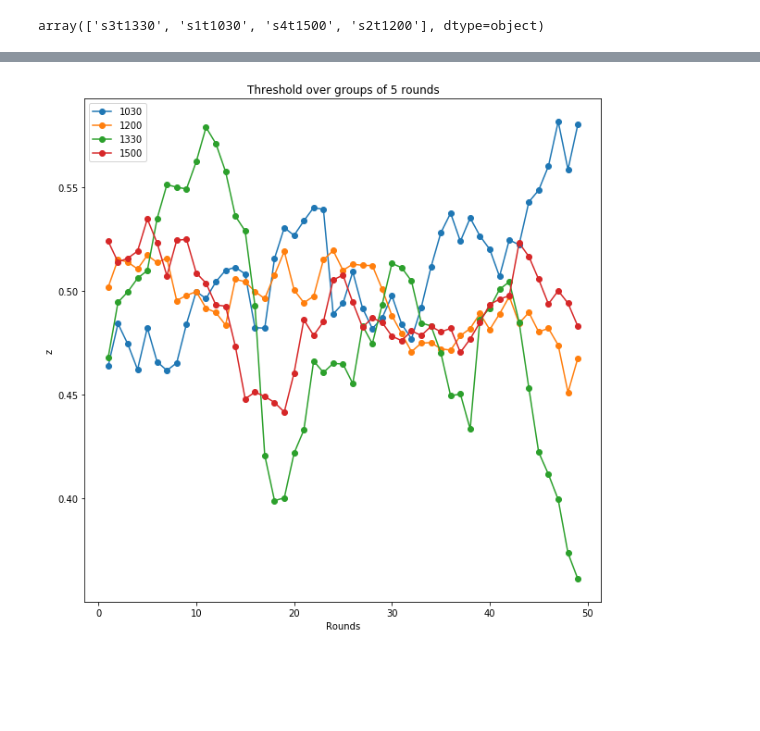
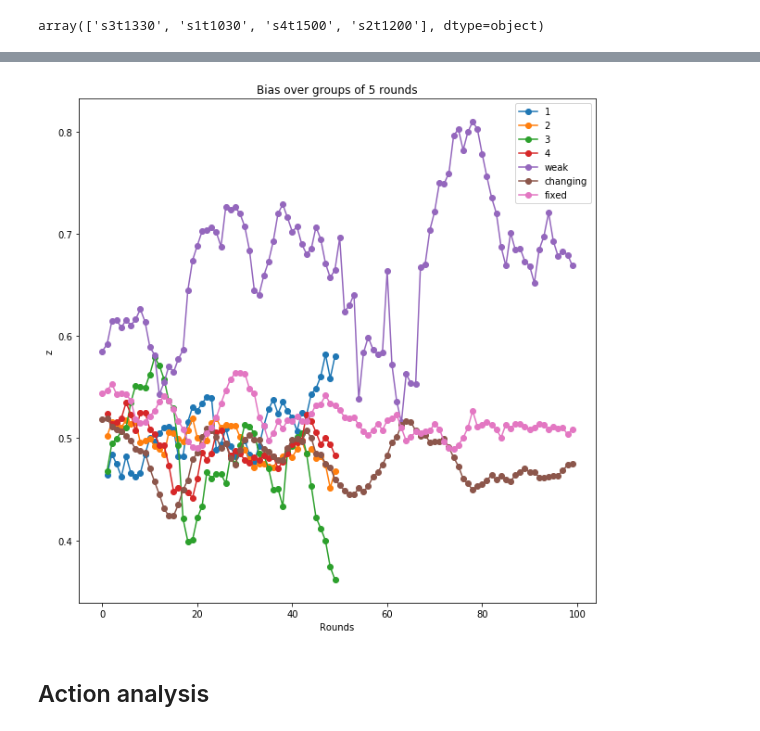
Before and after one commit to eladiomontero/DecisionTimes, a Jupyter notebook: Science Fair Experiment/ScienceFair/ScienceFairAnalysis.ipynb, the cells around one changed output, grey strips where cells are left out. Drawn from its saved outputs; the diff is of its cells as text; code cells hidden in the pictures; blank space fills up the shorter version.

Commit message:
New datasets + context analysis
Science fair data and Madrid experiments

```diff
--- a/Science Fair Experiment/ScienceFair/ScienceFairAnalysis.ipynb
+++ b/Science Fair Experiment/ScienceFair/ScienceFairAnalysis.ipynb
@@ -37,0 +35,3 @@ max(sess4["round"])
+# %%
+userData = pd.read_csv("./output/userINformation.csv")
+userData.head()
@@ -37,0 +66,5 @@ max(sess4["round"])
+# %%
+userData = userData.sort_values(by = "session")
+g = sns.FacetGrid(userData, col="session", height = 3)
+g.map(sns.distplot, "age", kde=False)
+g.add_legend()
@@ -103,19 +139,18 @@ Model: 1, round 3, time: 100.943647
  [-----------------100%-----------------] 5000 of 5000 complete in 9.0 secModel: 3, round 49, time: 2018.542362
  [-----------------100%-----------------] 5000 of 5000 complete in 4.2 secModel: 4, round 49, time: 2022.798812
  [-----------------100%-----------------] 5000 of 5000 complete in 6.7 sec
-# %%
-def plot_rounds(data_1, data_2, data_3, data_4, param, title):
-    param_1 = data_1.loc[(data_1.parameter == param), ["mean", "round"]]
-    param_2 = data_2.loc[(data_2.parameter == param) , ["mean", "round"]]
-    param_3 = data_3.loc[(data_3.parameter == param) , ["mean", "round"]]
-    param_4 = data_4.loc[(data_4.parameter == param) , ["mean", "round"]]
-    plt.figure(figsize = (10,10))
-    plt.plot(param_1["round"],param_1["mean"], "-o", label = "1030")
-    plt.plot(param_2["round"], param_2["mean"],"-o", label = "1200")
-    plt.plot(param_3["round"], param_3["mean"], "-o", label = "1330")
-    plt.plot(param_4["round"], param_4["mean"], "-o", label = "1500")
-    plt.xlabel("Rounds")
-    plt.ylabel(param)
-    plt.legend(loc = "best")
-    plt.title(title)
+# %%
+def plot_rounds(groups, param, title, normalize = False):
+    plt.figure(figsize = (10,10))
+    for g in groups:
+        data = pd.read_csv("./output/rounds/sess%s.csv" % (g))
+        param_df = data.loc[(data.parameter == param), ["mean", "round"]]
+        if normalize:
+            if param == "v":
+                param_df["mean"] = param_df["mean"].abs()
+        plt.plot(param_df["round"],param_df["mean"], "-o", label = g)
+    plt.xlabel("Rounds")
+    plt.ylabel(param)
+    plt.legend(loc = "best")
+    plt.title(title)
 # %%
@@ -129,4 +164,6 @@ NameError: name 'plot_rounds' is not defined
 # %%
-plot_rounds(rounds1, rounds2, rounds3, rounds4, "z", "Threshold over groups of 5 rounds")
+plot_rounds(["1", "2", "3", "4", "weak", "changing", "fixed"], "z", "Bias over groups of 5 rounds")
 # %% [output]
-[figure, old version]
+[figure, new version]
+# %% [markdown]
+## Action analysis
```
Also changed, not shown: parts of 21 cells of this notebook, 46 other files.
